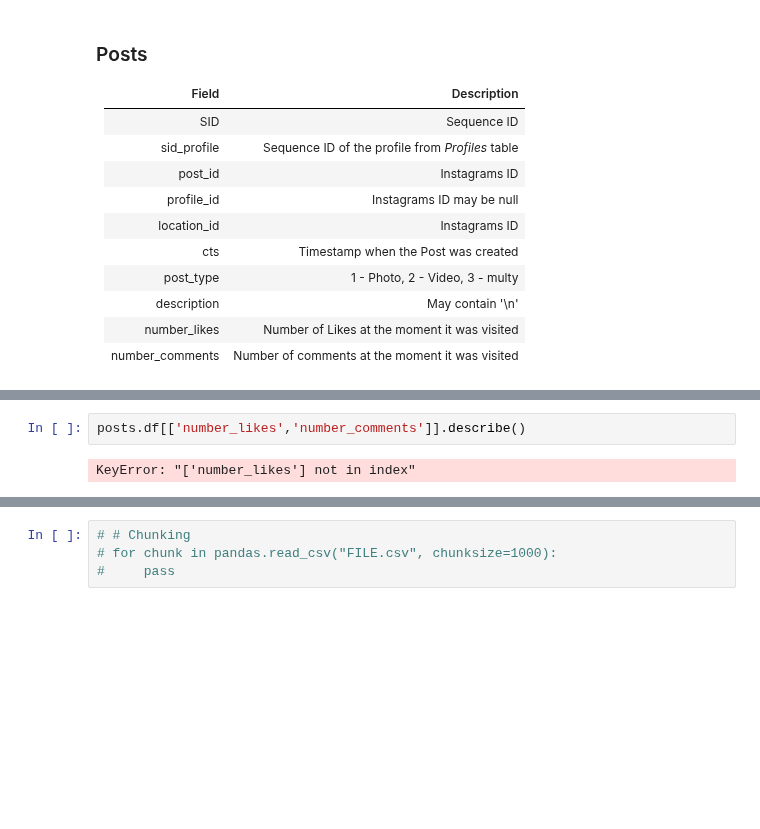
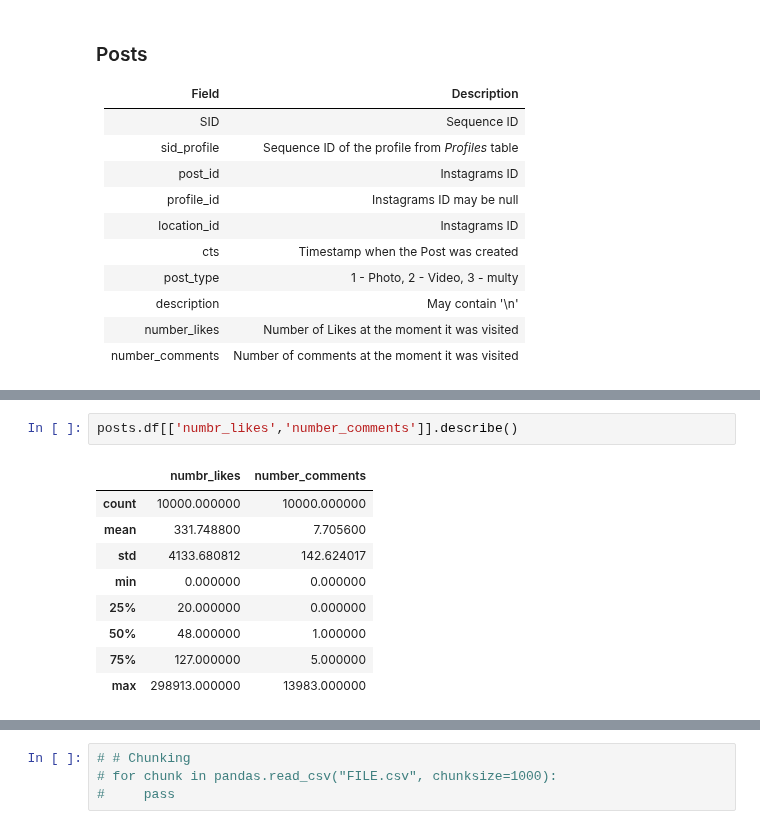
Before and after one commit to Prot10/ADM_HW_2, a Jupyter notebook: adm-matteo.ipynb, the cells around one changed output, grey strips where cells are left out. Saved outputs shown, nothing was run; the diff lists cells and outputs as text; blank space fills up the shorter version.

```diff
--- a/adm-matteo.ipynb
+++ b/adm-matteo.ipynb
@@ -407,8 +407,16 @@ posts.df.head()
 | 28370934 | -1 | BKTKeNhjEA7 | 1837592700 | 457426771112991 | 2016-09-13 16:27:16 | 1 | #teatime #scorpion #friends #love... | 4 | ... |
 | 28370935 | -1 | 8-NQrvoYLX | 1131527143 | 457426771112991 | 2015-10-18 10:19:27 | 1 | thE sky gavE mE a #constEllation | 8 | ... |
 # %%
-posts.df[['number_likes','number_comments']].describe()
+posts.df[['numbr_likes','number_comments']].describe()
 # %% [output]
-KeyError: "['number_likes'] not in index"
+|  | numbr_likes | number_comments |
+| count | 10000.000000 | 10000.000000 |
+| mean | 331.748800 | 7.705600 |
+| std | 4133.680812 | 142.624017 |
+| min | 0.000000 | 0.000000 |
+| 25% | 20.000000 | 0.000000 |
+| 50% | 48.000000 | 1.000000 |
+| 75% | 127.000000 | 5.000000 |
+| max | 298913.000000 | 13983.000000 |
 # %%
 posts.df.info()
```
Also changed, not shown: parts of 11 cells of this notebook.
